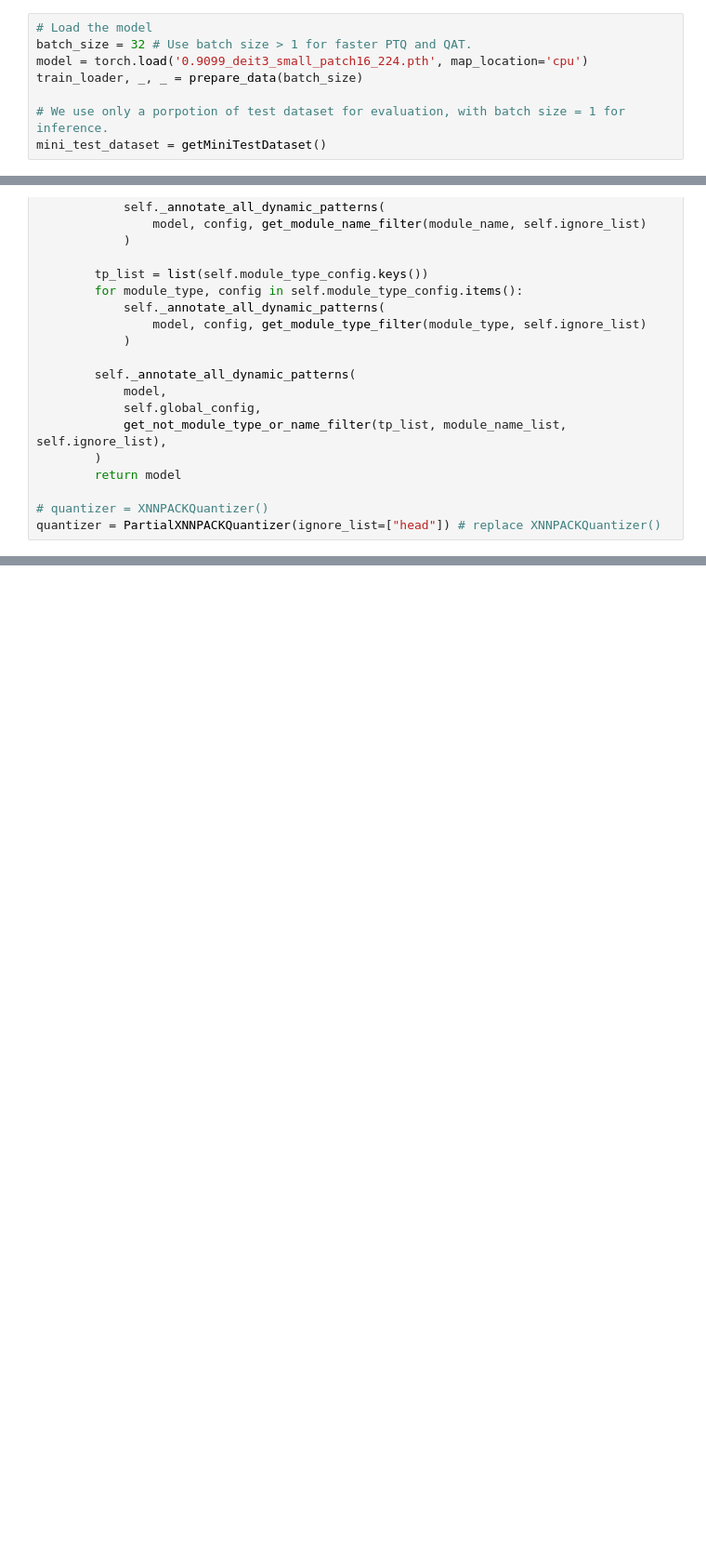
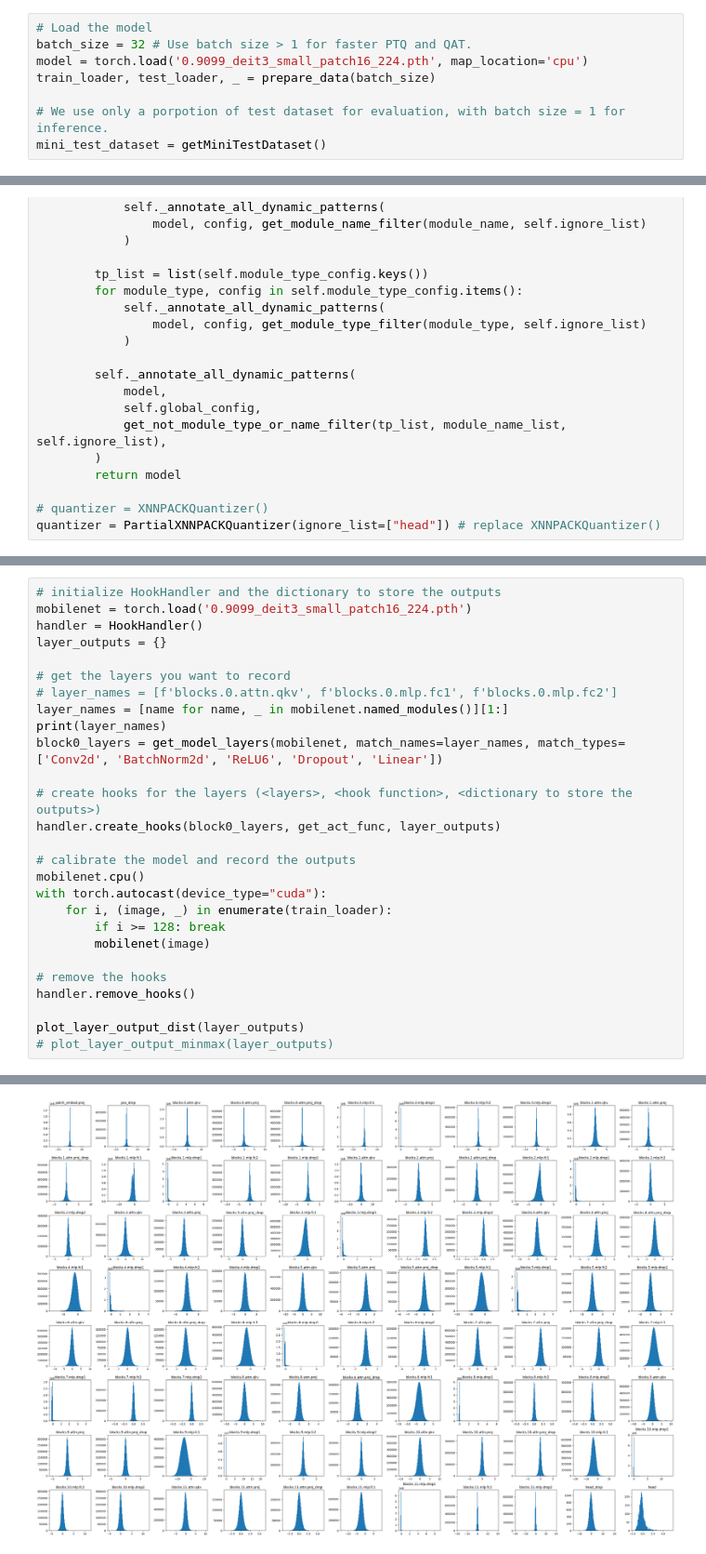
Before and after one commit to aa35037123/Edge_AI, a Jupyter notebook: lab4/Lab4_v2.ipynb, the cells around one changed output, grey strips where cells are left out. Shown at 93% size. Drawn from its saved outputs; the diff is of its cells as text; blank space fills up the shorter version.

```diff
--- a/lab4/Lab4_v2.ipynb
+++ b/lab4/Lab4_v2.ipynb
@@ -227,7 +229,7 @@ def quantize_ptq_model(model: nn.Module, data_loader, per_channel=False) -> None
 # Load the model
 batch_size = 32 # Use batch size > 1 for faster PTQ and QAT.
 model = torch.load('0.9099_deit3_small_patch16_224.pth', map_location='cpu')
-train_loader, _, _ = prepare_data(batch_size)
+train_loader, test_loader, _ = prepare_data(batch_size)
 
 # We use only a porpotion of test dataset for evaluation, with batch size = 1 for inference.
 mini_test_dataset = getMiniTestDataset()
@@ -539,0 +683,28 @@ quantizer = PartialXNNPACKQuantizer(ignore_list=["head"]) # replace XNNPACKQuant
+# %%
+# initialize HookHandler and the dictionary to store the outputs
+mobilenet = torch.load('0.9099_deit3_small_patch16_224.pth')
+handler = HookHandler()
+layer_outputs = {}
+
+# get the layers you want to record
+# layer_names = [f'blocks.0.attn.qkv', f'blocks.0.mlp.fc1', f'blocks.0.mlp.fc2']
+layer_names = [name for name, _ in mobilenet.named_modules()][1:]
+print(layer_names)
+block0_layers = get_model_layers(mobilenet, match_names=layer_names, match_types=['Conv2d', 'BatchNorm2d', 'ReLU6', 'Dropout', 'Linear'])
+
+# create hooks for the layers (<layers>, <hook function>, <dictionary to store the outputs>)
+handler.create_hooks(block0_layers, get_act_func, layer_outputs)
+
+# calibrate the model and record the outputs
+mobilenet.cpu()
+with torch.autocast(device_type="cuda"):
+    for i, (image, _) in enumerate(train_loader):
+        if i >= 128: break
+        mobilenet(image)
+
+# remove the hooks
+handler.remove_hooks()
+
+plot_layer_output_dist(layer_outputs)
+# plot_layer_output_minmax(layer_outputs)
+# %% [output]
@@ -539,0 +713 @@ quantizer = PartialXNNPACKQuantizer(ignore_list=["head"]) # replace XNNPACKQuant
+[figure, added]
```
Also changed, not shown: parts of 13 cells of this notebook, 5 other files.
